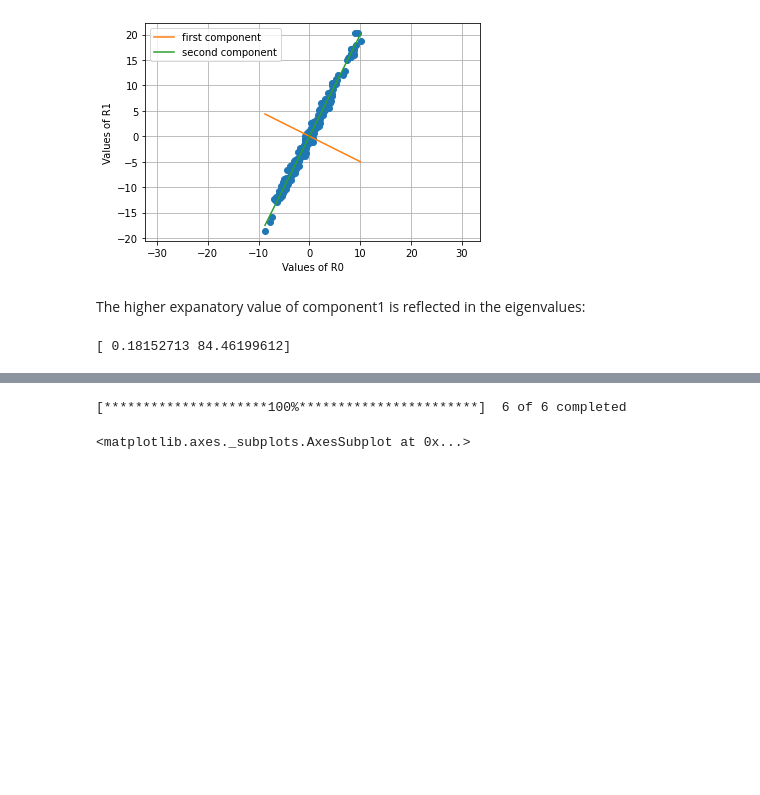
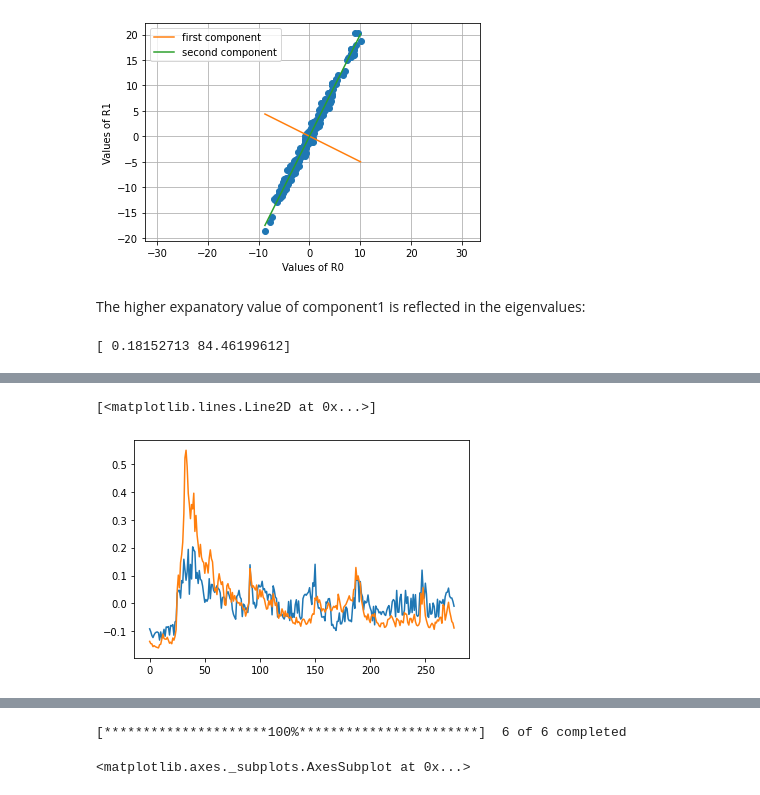
Before and after one commit to rodler/quantinsti_statarb, a Jupyter notebook: PCA_2.ipynb, the cells around one changed output, grey strips where cells are left out. Cells and saved outputs as stored; diff of their text form; code cells hidden in the pictures; blank space fills up the shorter version.

```diff
--- a/PCA_2.ipynb
+++ b/PCA_2.ipynb
@@ -184,0 +225,12 @@ print(EIG[0])
+# %%
+# Plotting the first pricipal components of each curve
+plt.plot(np.real(eig[1])[:,0])
+
+# Using the 10th element of each vol-curve as proxy for the curve level (this is a very crude approximation)
+level = norm_curves[:,10]
+
+# Plotting the levels of each vol-curve (normalized by subtracting the mean)
+plt.plot(level-np.mean(level))
+# %% [output]
+[<matplotlib.lines.Line2D at 0x...>]
+[figure, added]
```
Also changed, not shown: parts of 22 cells of this notebook, 2 other files.
